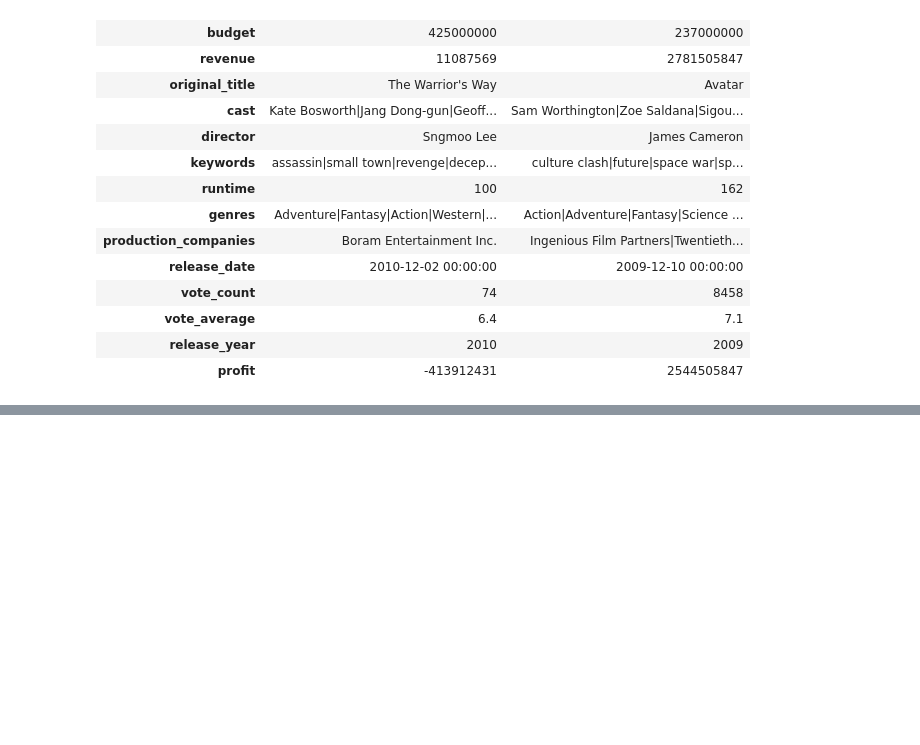
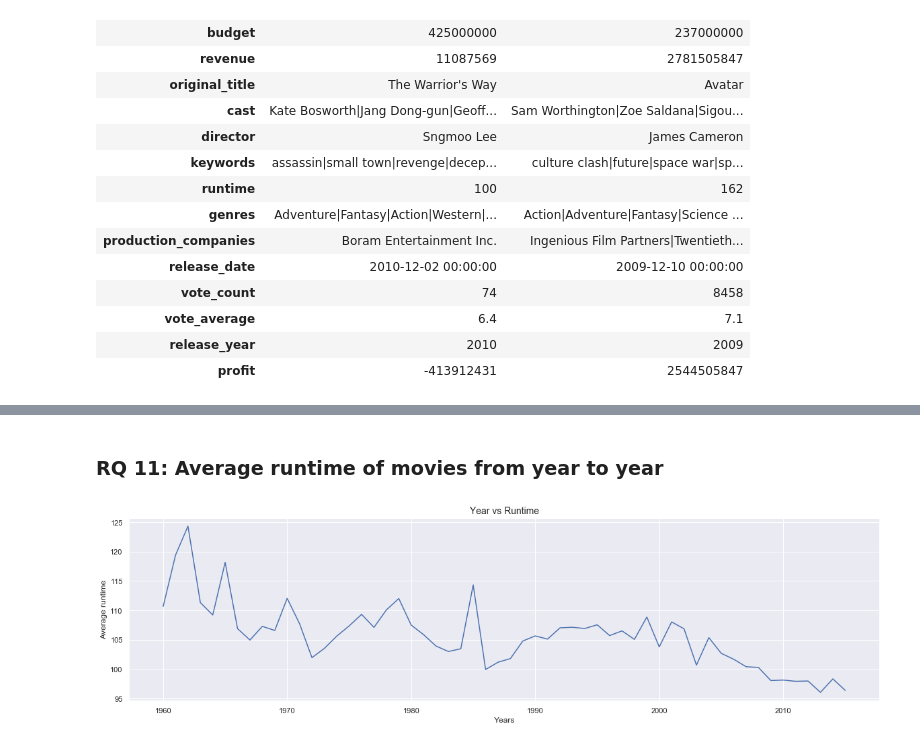
Before and after one commit to kailashdragon/data_analysis_project, a Jupyter notebook: Project_TMDb_Movies.ipynb, the cells around one changed output, grey strips where cells are left out. Drawn from its saved outputs; the diff is of its cells as text; code cells hidden in the pictures; blank space fills up the shorter version.

```diff
--- a/Project_TMDb_Movies.ipynb
+++ b/Project_TMDb_Movies.ipynb
@@ -216,0 +237,12 @@ sns.pointplot(x=y, y=x)
+# %% [markdown]
+### RQ 11: Average runtime of movies from year to year
+# %%
+tmdbdf.groupby('release_year')['runtime'].mean().plot()
+
+sns.set(rc={'figure.figsize':(20,5)})
+plt.title('Year vs Runtime', fontsize=14)
+plt.xlabel('Years', fontsize=12)
+plt.ylabel('Average runtime', fontsize=12)
+sns.set_style('darkgrid')
+# %% [output]
+[figure, added]
```
Also changed, not shown: parts of 19 cells of this notebook.
